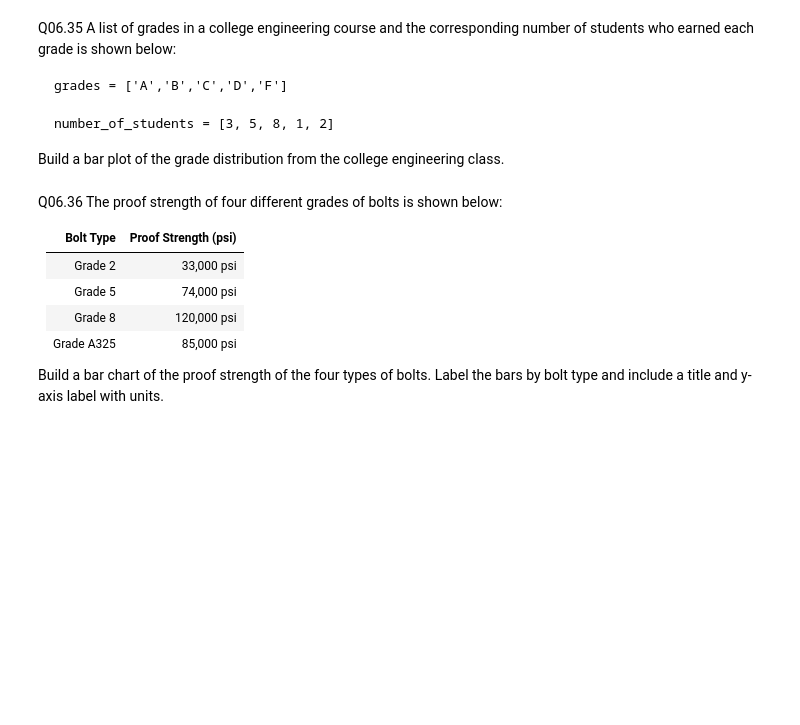
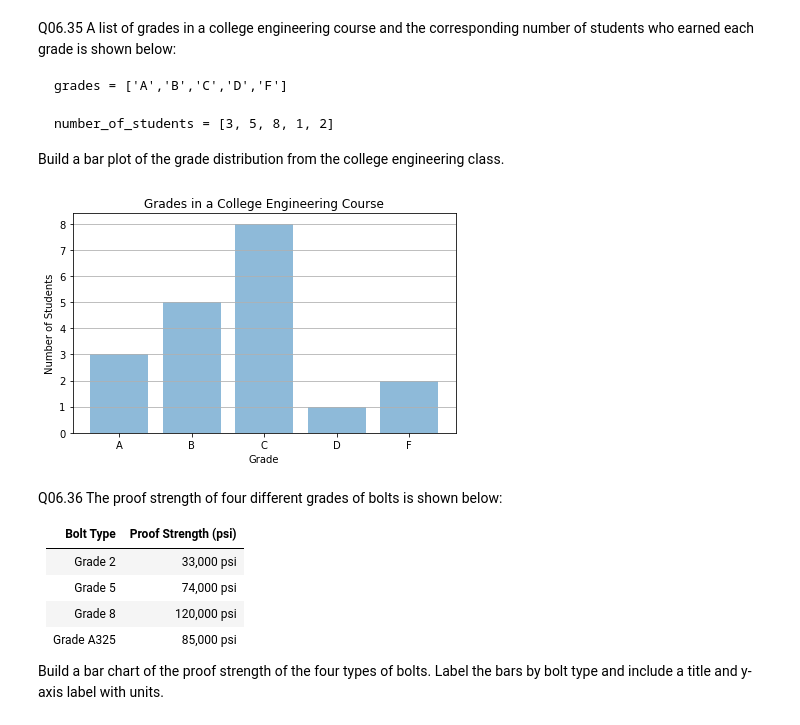
Before and after one commit to ProfessorKazarinoff/Problem-Solving-with-Python-38-Edition-Answer-Key, a Jupyter notebook: 06.18-Review-Questions-Answer-Key.ipynb, the cells around one changed output. Drawn from its saved outputs; the diff is of its cells as text; code cells hidden in the pictures; blank space fills up the shorter version.

Commit message:
added a few bar charts to matplotlib answer key

````diff
--- a/06.18-Review-Questions-Answer-Key.ipynb
+++ b/06.18-Review-Questions-Answer-Key.ipynb
@@ -352,6 +352,27 @@ number_of_students = [3, 5, 8, 1, 2]
 ```
 
 Build a bar plot of the grade distribution from the college engineering class.
+# %%
+import matplotlib.pyplot as plt
+
+grades = ['A','B','C','D','F']
+number_of_students = [3, 5, 8, 1, 2]
+x_pos = [0,1,2,3,4]
+
+fig, ax = plt.subplots()
+
+ax.bar(x_pos, number_of_students, align='center', alpha=0.5)
+ax.set_xlabel('Grade')
+ax.set_ylabel('Number of Students')
+ax.set_xticks(x_pos)
+ax.set_xticklabels(grades)
+ax.set_title('Grades in a College Engineering Course')
+ax.yaxis.grid(True)
+
+plt.tight_layout()
+plt.show()
+# %% [output]
+[figure, added]
 # %% [markdown]
 Q06.36 The proof strength of four different grades of bolts is shown below:
 
````
Also changed, not shown: parts of 1 cell of this notebook.
